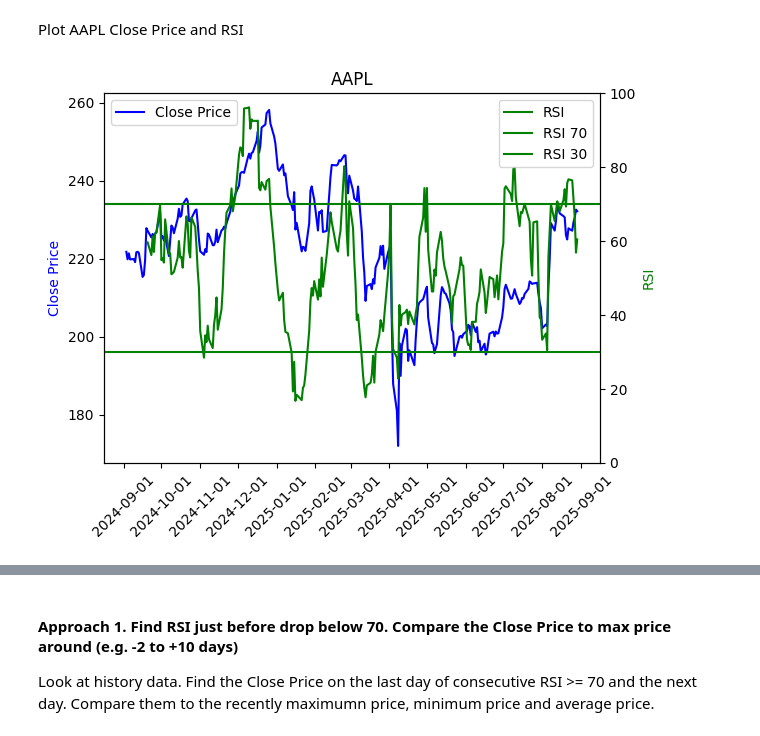
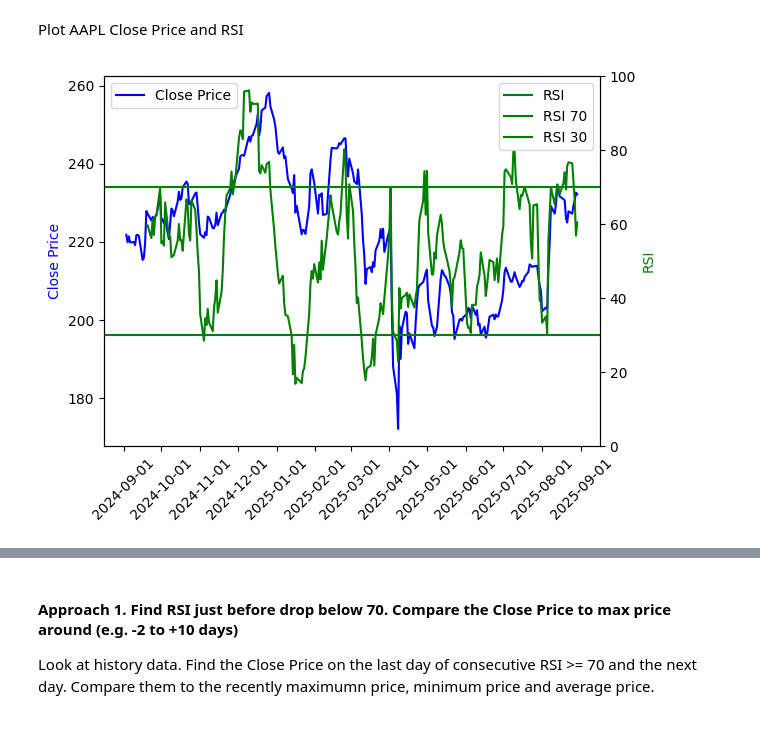
Before and after one commit to thyung/stock_price_vs_rsi, a Jupyter notebook: price_vs_rsi.ipynb, the cells around one changed output, grey strips where cells are left out. Cells and saved outputs as stored; diff of their text form; code cells hidden in the pictures.

```diff
--- a/price_vs_rsi.ipynb
+++ b/price_vs_rsi.ipynb
@@ -58,24 +58,29 @@ Plot AAPL Close Price and RSI
 # %%
 df_aapl = prepare_df('AAPL')
 # %%
-fig, ax1 = plt.subplots()
-plt.title('AAPL')
-ax1.plot(df_aapl.index, df_aapl['Close'], label='Close Price', color='blue')
-ax1.xaxis.set_major_locator(mdates.MonthLocator(interval=1))
-ax1.xaxis.set_major_formatter(mdates.DateFormatter('%Y-%m-%d'))
-plt.xticks(rotation=45)
-ax1.set_ylabel('Close Price', color='blue')
-ax1.legend(loc='upper left')
-ax2 = ax1.twinx()
-ax2.plot(df_aapl.index, df_aapl['RSI'], label='RSI', color='g')
-ax2.set_ylabel('RSI', color='g')
-ax2.axhline(y=70, color='g', linestyle='-', label='RSI 70')
-ax2.axhline(y=30, color='g', linestyle='-', label='RSI 30')
-ax2.set_ylim(0, 100)
-ax2.legend(loc='upper right')
-plt.show()
+def plot_price_rsi(df):
+    fig, ax1 = plt.subplots()
+    ax1.plot(df.index, df['Close'], label='Close Price', color='blue')
+    x_interval = int(len(df) / 21 / 10)
+    if x_interval == 0:
+        x_interval = 1
+    ax1.xaxis.set_major_locator(mdates.MonthLocator(interval=x_interval))
+    ax1.xaxis.set_major_formatter(mdates.DateFormatter('%Y-%m-%d'))
+    plt.xticks(rotation=45)
+    ax1.set_ylabel('Close Price', color='blue')
+    ax1.legend(loc='upper left')
+    ax2 = ax1.twinx()
+    ax2.plot(df.index, df['RSI'], label='RSI', color='g')
+    ax2.set_ylabel('RSI', color='g')
+    ax2.axhline(y=70, color='g', linestyle='-', label='RSI 70')
+    ax2.axhline(y=30, color='g', linestyle='-', label='RSI 30')
+    ax2.set_ylim(0, 100)
+    ax2.legend(loc='upper right')
+    plt.show()
-# %% [output]
-[figure, removed]
+# %%
+plot_price_rsi(df_aapl)
+# %% [output]
+[figure, added]
 # %% [markdown]
 <img src="https://upload.wikimedia.org/wikipedia/commons/d/db/The_Magnificent_Seven_cast_publicity_photo.jpg" alt="magnificent 7" width="400">
 # %%
```
Also changed, not shown: parts of 2 cells of this notebook.
